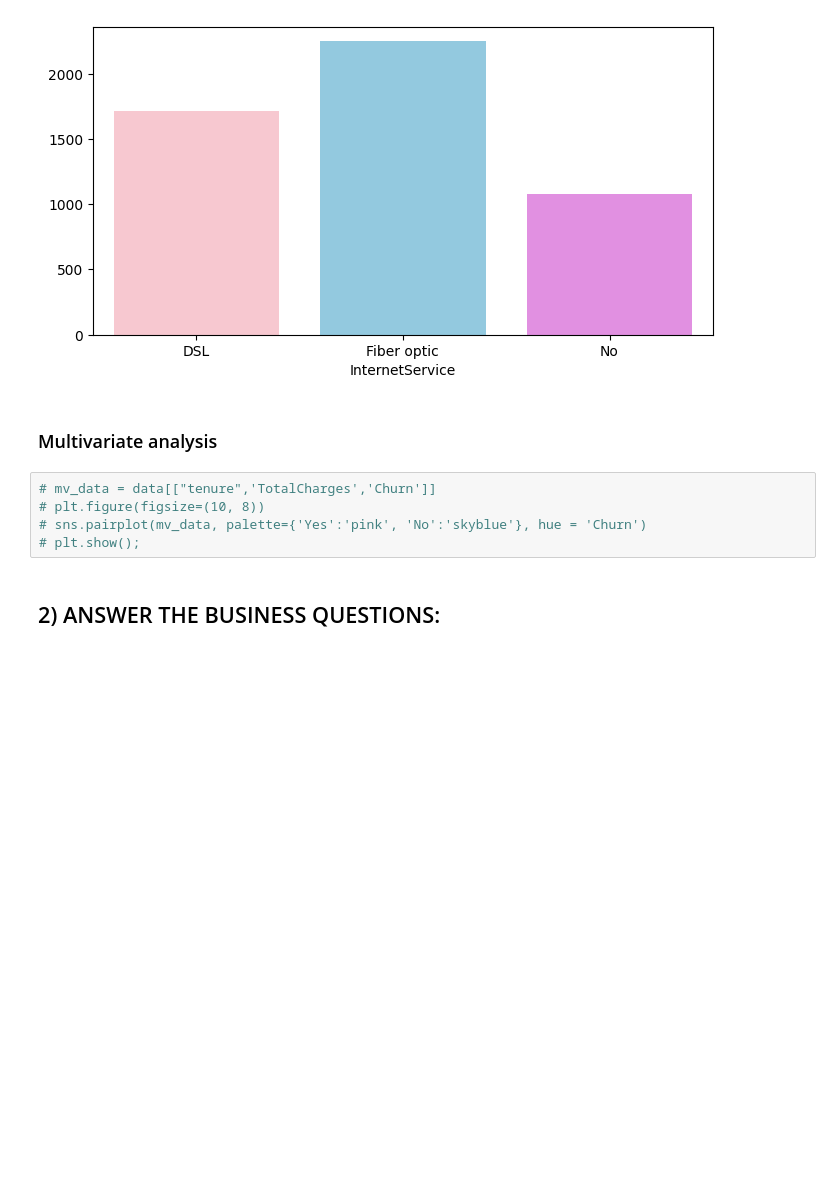
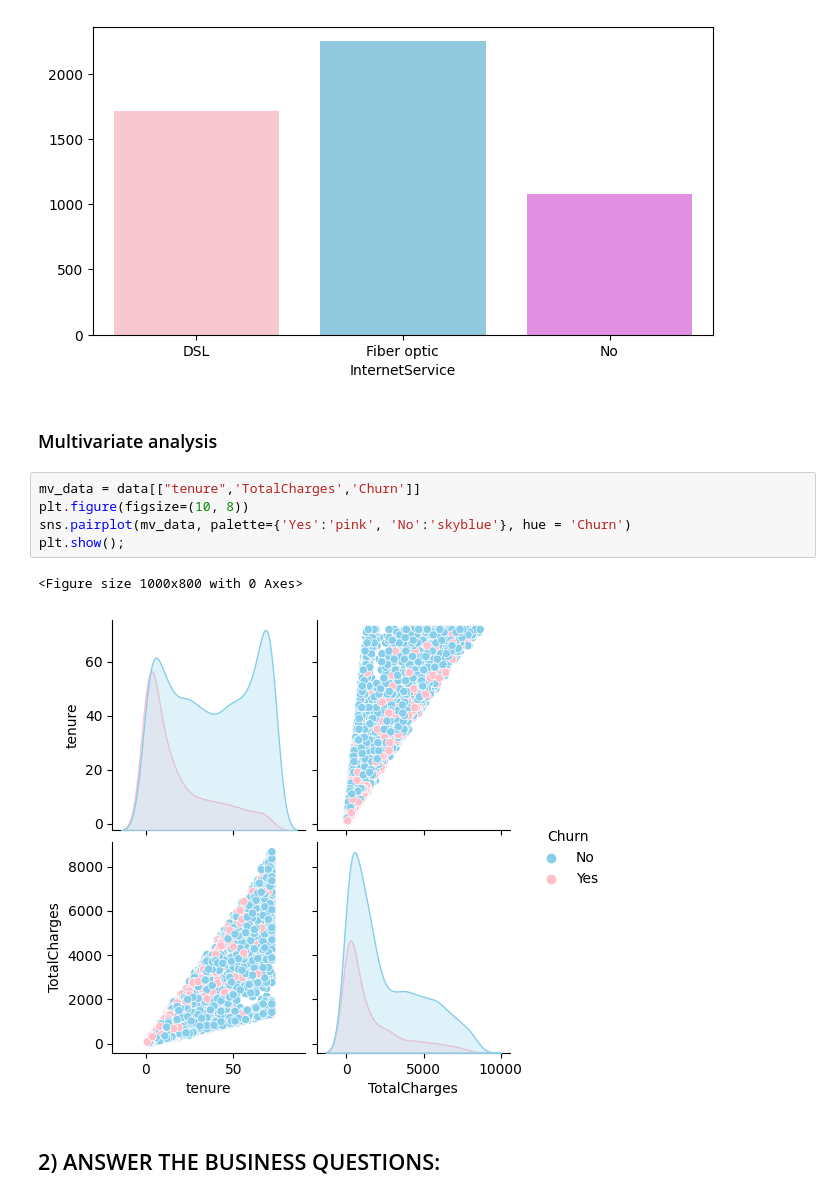
Before and after one commit to qochieng/LP2-Classification-Project, a Jupyter notebook: TelcoChurn-1.ipynb, the cells around one changed output. Cells and saved outputs as stored; diff of their text form; blank space fills up the shorter version.

```diff
--- a/TelcoChurn-1.ipynb
+++ b/TelcoChurn-1.ipynb
@@ -278,10 +278,13 @@ plt.show()
 # %% [markdown]
 ### Multivariate analysis
 # %%
-# mv_data = data[["tenure",'TotalCharges','Churn']]
-# plt.figure(figsize=(10, 8))
-# sns.pairplot(mv_data, palette={'Yes':'pink', 'No':'skyblue'}, hue = 'Churn')
-# plt.show();
+mv_data = data[["tenure",'TotalCharges','Churn']]
+plt.figure(figsize=(10, 8))
+sns.pairplot(mv_data, palette={'Yes':'pink', 'No':'skyblue'}, hue = 'Churn')
+plt.show();
+# %% [output]
+<Figure size 1000x800 with 0 Axes>
+[figure, added]
 # %% [markdown]
 ## 2) ANSWER THE BUSINESS QUESTIONS:
 # %% [markdown]
```
